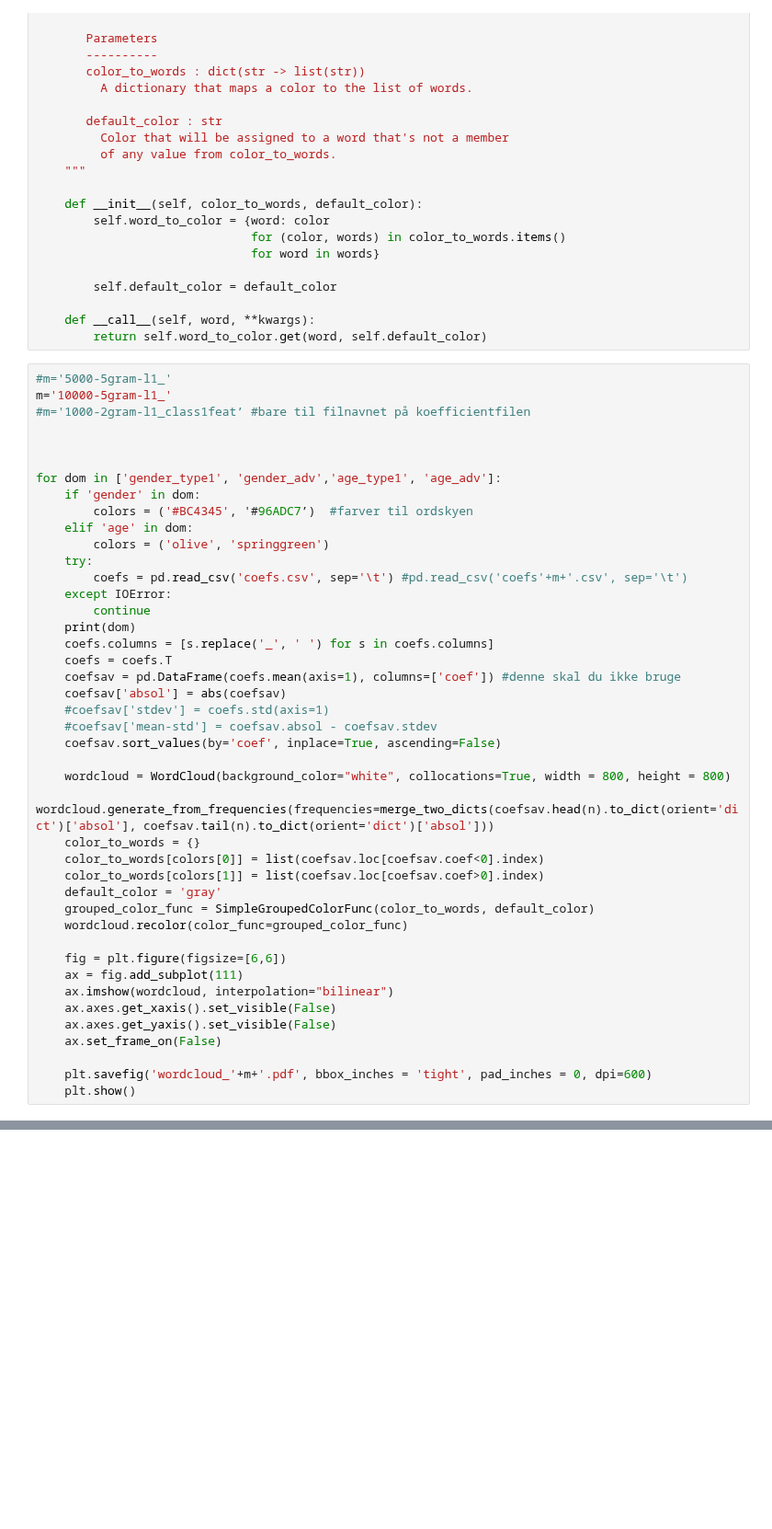
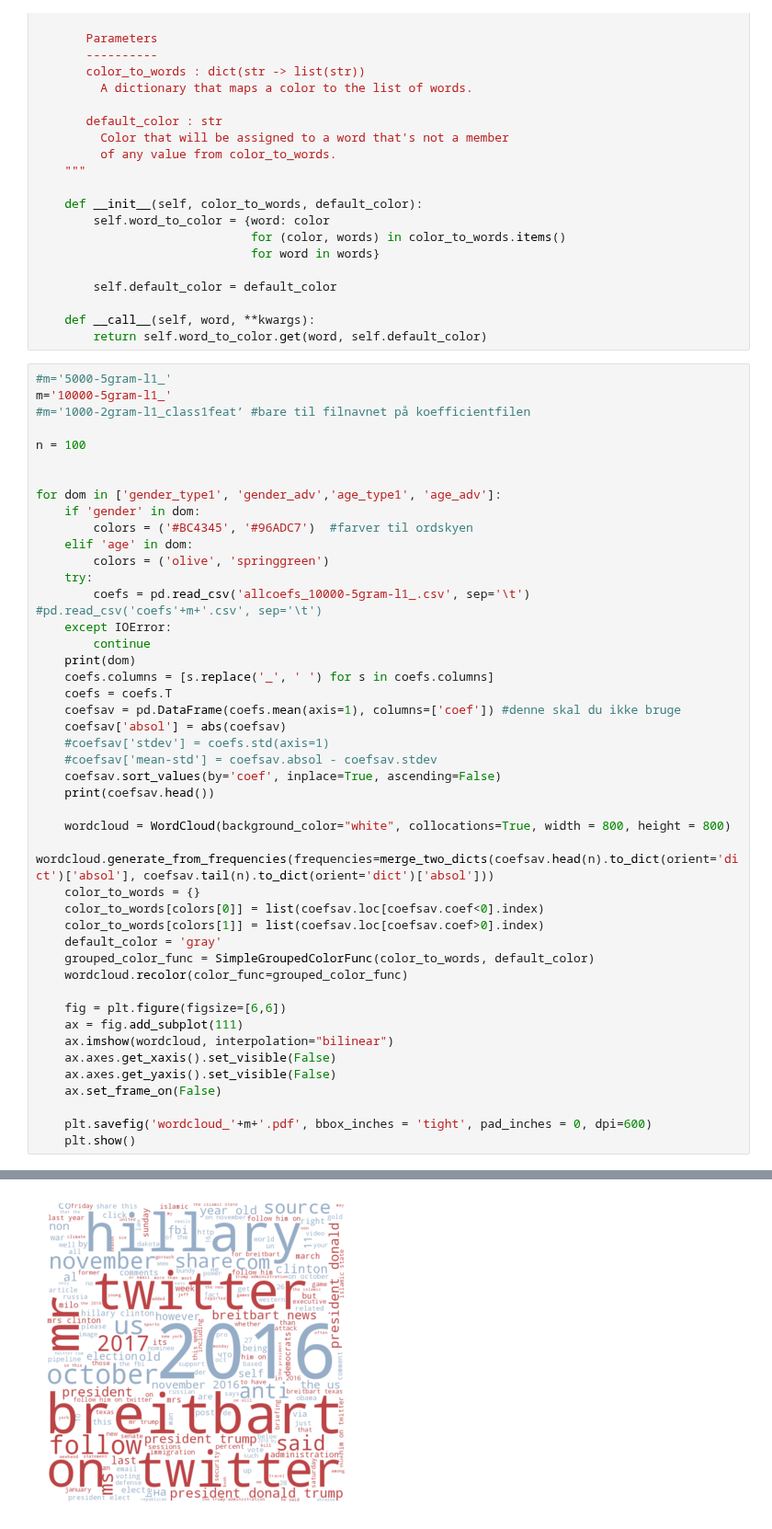
Before and after one commit to fuaadmire/thesis, a Jupyter notebook: wordcloud.ipynb, the cells around one changed output, grey strips where cells are left out. Shown at 92% size. Saved outputs shown, nothing was run; the diff lists cells and outputs as text; blank space fills up the shorter version.

```diff
--- a/wordcloud.ipynb
+++ b/wordcloud.ipynb
@@ -41,15 +41,16 @@ class SimpleGroupedColorFunc(object):
 m='10000-5gram-l1_'
 #m='1000-2gram-l1_class1feat’ #bare til filnavnet på koefficientfilen
 
+n = 100
 
 
 for dom in ['gender_type1', 'gender_adv','age_type1', 'age_adv']:
     if 'gender' in dom:
-        colors = ('#BC4345', '#96ADC7’)  #farver til ordskyen
+        colors = ('#BC4345', '#96ADC7')  #farver til ordskyen
     elif 'age' in dom:
         colors = ('olive', 'springgreen')
     try:
-        coefs = pd.read_csv('coefs.csv', sep='\t') #pd.read_csv('coefs'+m+'.csv', sep='\t')
+        coefs = pd.read_csv('allcoefs_10000-5gram-l1_.csv', sep='\t') #pd.read_csv('coefs'+m+'.csv', sep='\t')
     except IOError:
         continue
     print(dom)
@@ -60,6 +61,7 @@ for dom in ['gender_type1', 'gender_adv','age_type1', 'age_adv']:
     #coefsav['stdev'] = coefs.std(axis=1)
     #coefsav['mean-std'] = coefsav.absol - coefsav.stdev
     coefsav.sort_values(by='coef', inplace=True, ascending=False)
+    print(coefsav.head())
 
     wordcloud = WordCloud(background_color="white", collocations=True, width = 800, height = 800)
     wordcloud.generate_from_frequencies(frequencies=merge_two_dicts(coefsav.head(n).to_dict(orient='dict')['absol'], coefsav.tail(n).to_dict(orient='dict')['absol']))
@@ -79,3 +81,4 @@ for dom in ['gender_type1', 'gender_adv','age_type1', 'age_adv']:
 
     plt.savefig('wordcloud_'+m+'.pdf', bbox_inches = 'tight', pad_inches = 0, dpi=600)
     plt.show()
+# %% [output]
@@ -81,0 +92 @@ for dom in ['gender_type1', 'gender_adv','age_type1', 'age_adv']:
+[figure, added]
```
Also changed, not shown: parts of 1 cell of this notebook, 1 other file.
